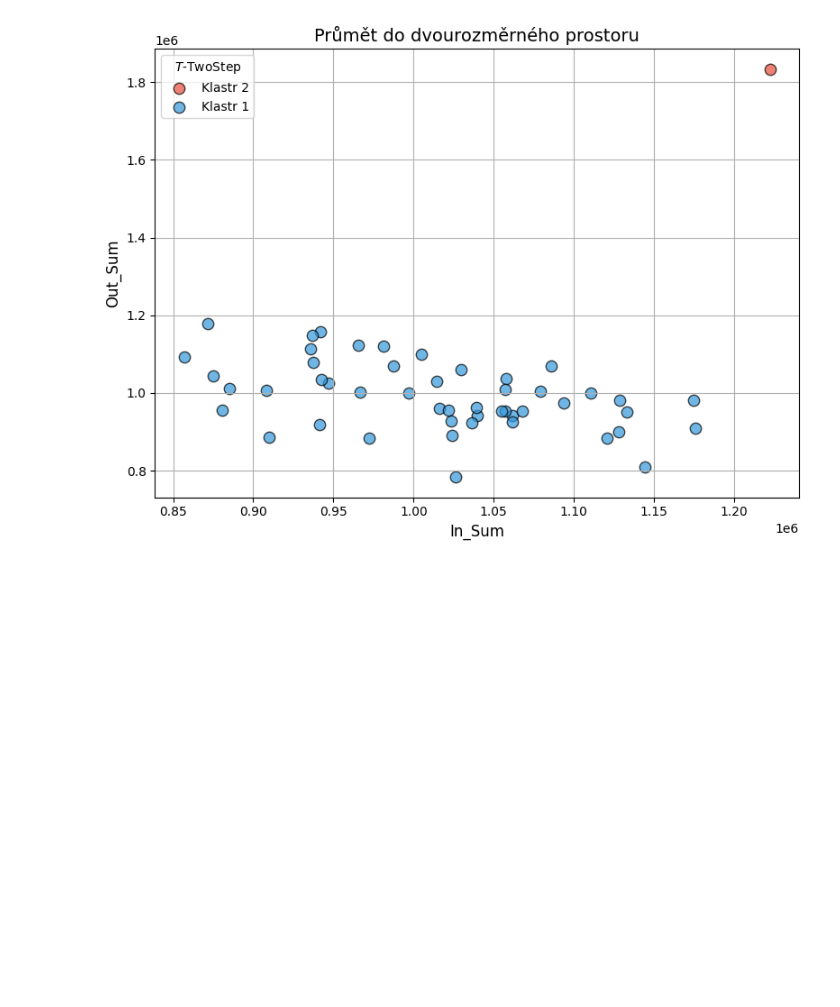
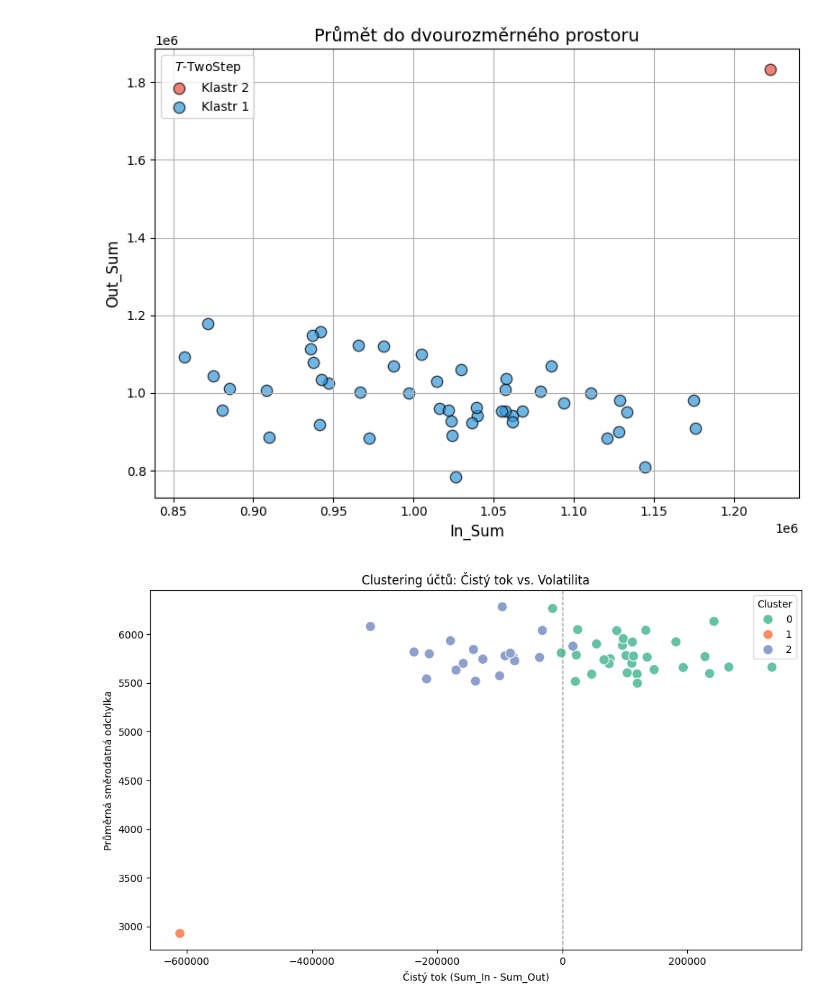
Before and after one commit to pavelvachaaa/dm-money-laundering, a Jupyter notebook: modeling.ipynb, the cells around one changed output. Cells and saved outputs as stored; diff of their text form; code cells hidden in the pictures; blank space fills up the shorter version.

```diff
--- a/modeling.ipynb
+++ b/modeling.ipynb
@@ -120,3 +122,42 @@ plt.tight_layout()
 plt.show()
 # %% [output]
 [figure]
+# %%
+
+# Klastr 0: běžné účty (vyvážený tok, průměrné hodnoty)
+# Klastr 1: účty s vysokou volatilitou nebo extrémními hodnotami (sus účty)
+# Klastr 2: účty s nevyváženým tokem nebo neobvyklou aktivitou   (účty co se na tom podílejí)
+
+# Výpočet čistého toku
+df["Net_Flow"] = df["Sum_In"] - df["Sum_Out"]
+
+df["In_per_Transaction"] = df["Sum_In"] / df["Count_In"]
+df["Out_per_Transaction"] = df["Sum_Out"] / df["Count_Out"]
+df["Avg_SD"] = (df["SD_In"] + df["SD_Out"]) / 2
+
+features_for_clustering = df[[
+    "Net_Flow", "SD_In", "SD_Out",
+    "In_per_Transaction", "Out_per_Transaction"
+]]
+scaled_features = scaler.fit_transform(features_for_clustering)
+
+kmeans = KMeans(n_clusters=3, random_state=42)
+df["Cluster"] = kmeans.fit_predict(scaled_features)
+
+plt.figure(figsize=(10, 6))
+sns.scatterplot(
+    x="Net_Flow",
+    y="Avg_SD",
+    hue="Cluster",
+    palette="Set2",
+    data=df,
+    s=100
+)
+plt.axvline(0, color="gray", linestyle="--", linewidth=1)
+plt.title("Clustering účtů: Čistý tok vs. Volatilita")
+plt.xlabel("Čistý tok (Sum_In - Sum_Out)")
+plt.ylabel("Průměrná směrodatná odchylka")
+plt.tight_layout()
+plt.show()
+# %% [output]
+[figure, added]
```
Also changed, not shown: parts of 1 cell of this notebook, 6 other files.
